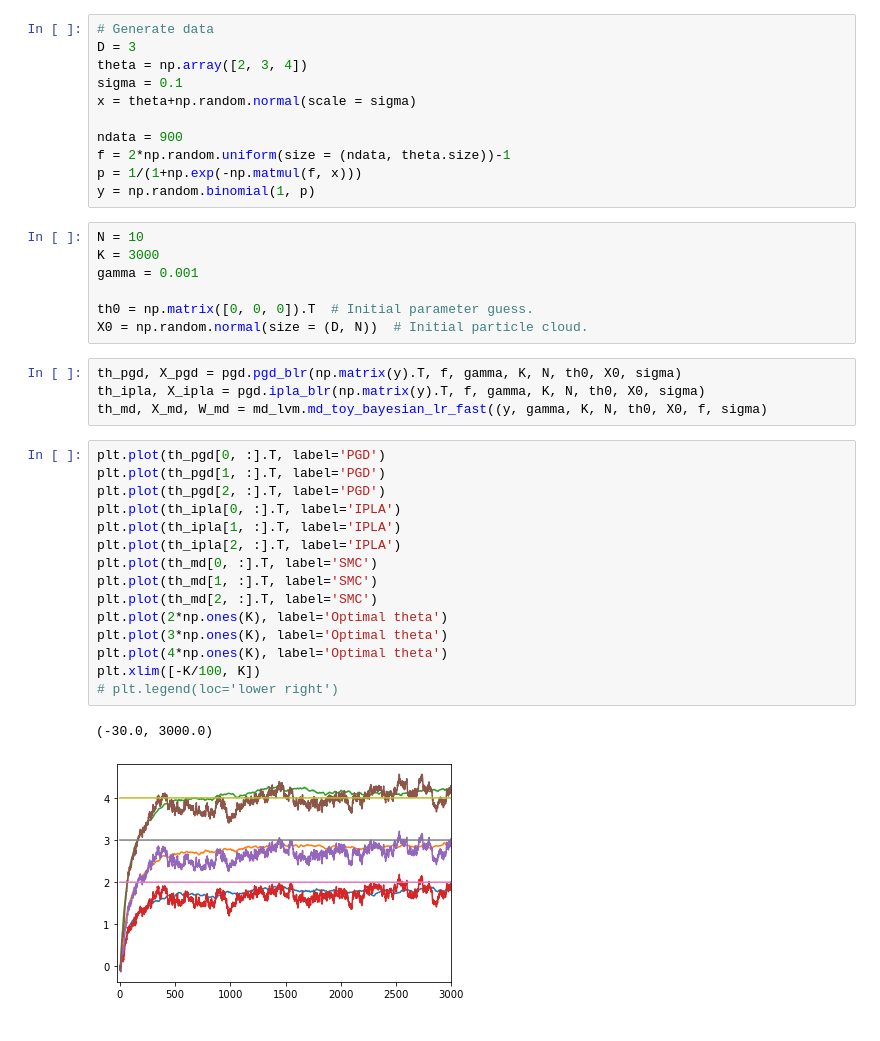
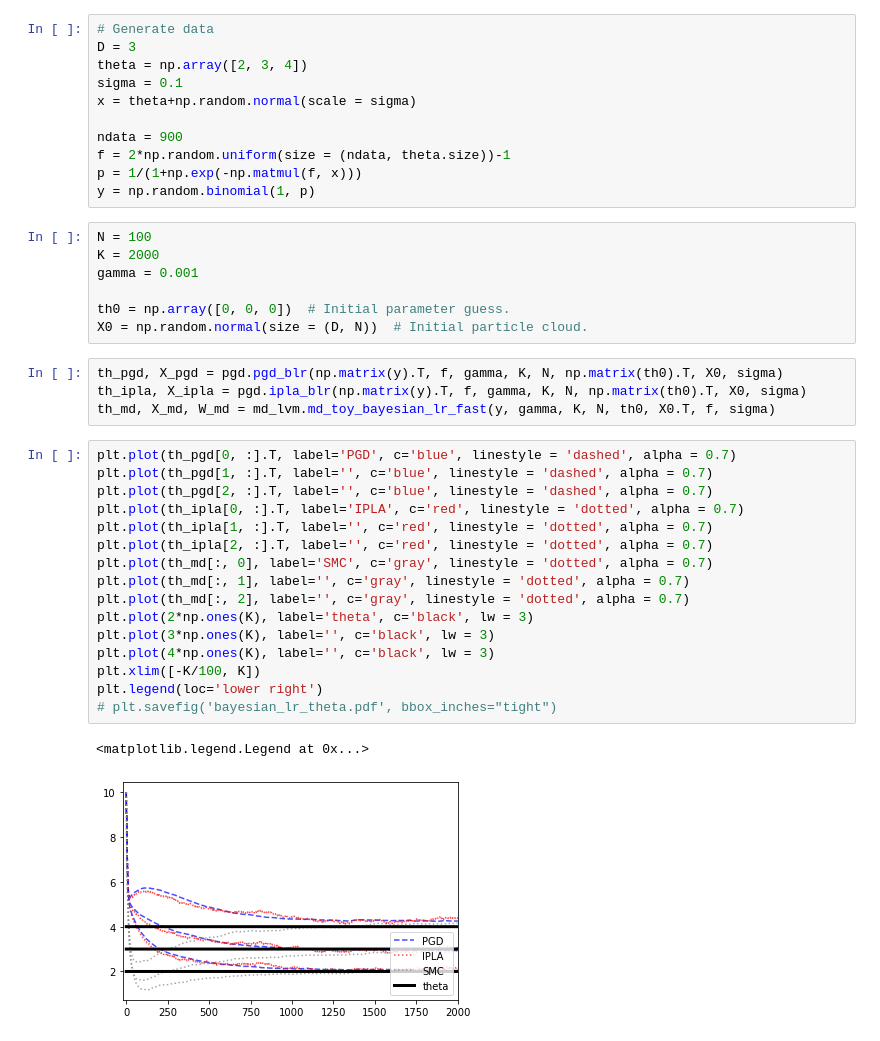
Before and after one commit to FrancescaCrucinio/MD_LVM, a Jupyter notebook: BayesianLogisticRegression/BayesianLR.ipynb, the cells around one changed output. Saved outputs shown, nothing was run; the diff lists cells and outputs as text.

Commit message:
bayesian lr

```diff
--- a/BayesianLogisticRegression/BayesianLR.ipynb
+++ b/BayesianLogisticRegression/BayesianLR.ipynb
@@ -33,31 +33,32 @@ f = 2*np.random.uniform(size = (ndata, theta.size))-1
 p = 1/(1+np.exp(-np.matmul(f, x)))
 y = np.random.binomial(1, p)
 # %%
-N = 10
-K = 3000
+N = 100
+K = 2000
 gamma = 0.001
 
-th0 = np.matrix([0, 0, 0]).T  # Initial parameter guess.
+th0 = np.array([0, 0, 0])  # Initial parameter guess.
 X0 = np.random.normal(size = (D, N))  # Initial particle cloud.
 # %%
-th_pgd, X_pgd = pgd.pgd_blr(np.matrix(y).T, f, gamma, K, N, th0, X0, sigma)
-th_ipla, X_ipla = pgd.ipla_blr(np.matrix(y).T, f, gamma, K, N, th0, X0, sigma)
-th_md, X_md, W_md = md_lvm.md_toy_bayesian_lr_fast((y, gamma, K, N, th0, X0, f, sigma)
+th_pgd, X_pgd = pgd.pgd_blr(np.matrix(y).T, f, gamma, K, N, np.matrix(th0).T, X0, sigma)
+th_ipla, X_ipla = pgd.ipla_blr(np.matrix(y).T, f, gamma, K, N, np.matrix(th0).T, X0, sigma)
+th_md, X_md, W_md = md_lvm.md_toy_bayesian_lr_fast(y, gamma, K, N, th0, X0.T, f, sigma)
 # %%
-plt.plot(th_pgd[0, :].T, label='PGD')
-plt.plot(th_pgd[1, :].T, label='PGD')
-plt.plot(th_pgd[2, :].T, label='PGD')
-plt.plot(th_ipla[0, :].T, label='IPLA')
-plt.plot(th_ipla[1, :].T, label='IPLA')
-plt.plot(th_ipla[2, :].T, label='IPLA')
-plt.plot(th_md[0, :].T, label='SMC')
-plt.plot(th_md[1, :].T, label='SMC')
-plt.plot(th_md[2, :].T, label='SMC')
-plt.plot(2*np.ones(K), label='Optimal theta')
-plt.plot(3*np.ones(K), label='Optimal theta')
-plt.plot(4*np.ones(K), label='Optimal theta')
+plt.plot(th_pgd[0, :].T, label='PGD', c='blue', linestyle = 'dashed', alpha = 0.7)
+plt.plot(th_pgd[1, :].T, label='', c='blue', linestyle = 'dashed', alpha = 0.7)
+plt.plot(th_pgd[2, :].T, label='', c='blue', linestyle = 'dashed', alpha = 0.7)
+plt.plot(th_ipla[0, :].T, label='IPLA', c='red', linestyle = 'dotted', alpha = 0.7)
+plt.plot(th_ipla[1, :].T, label='', c='red', linestyle = 'dotted', alpha = 0.7)
+plt.plot(th_ipla[2, :].T, label='', c='red', linestyle = 'dotted', alpha = 0.7)
+plt.plot(th_md[:, 0], label='SMC', c='gray', linestyle = 'dotted', alpha = 0.7)
+plt.plot(th_md[:, 1], label='', c='gray', linestyle = 'dotted', alpha = 0.7)
+plt.plot(th_md[:, 2], label='', c='gray', linestyle = 'dotted', alpha = 0.7)
+plt.plot(2*np.ones(K), label='theta', c='black', lw = 3)
+plt.plot(3*np.ones(K), label='', c='black', lw = 3)
+plt.plot(4*np.ones(K), label='', c='black', lw = 3)
 plt.xlim([-K/100, K])
-# plt.legend(loc='lower right')
+plt.legend(loc='lower right')
+# plt.savefig('bayesian_lr_theta.pdf', bbox_inches="tight")
 # %% [output]
-(-30.0, 3000.0)
+<matplotlib.legend.Legend at 0x...>
-[figure, old version]
+[figure, new version]
```
Also changed, not shown: parts of 15 cells of this notebook, 6 other files.
